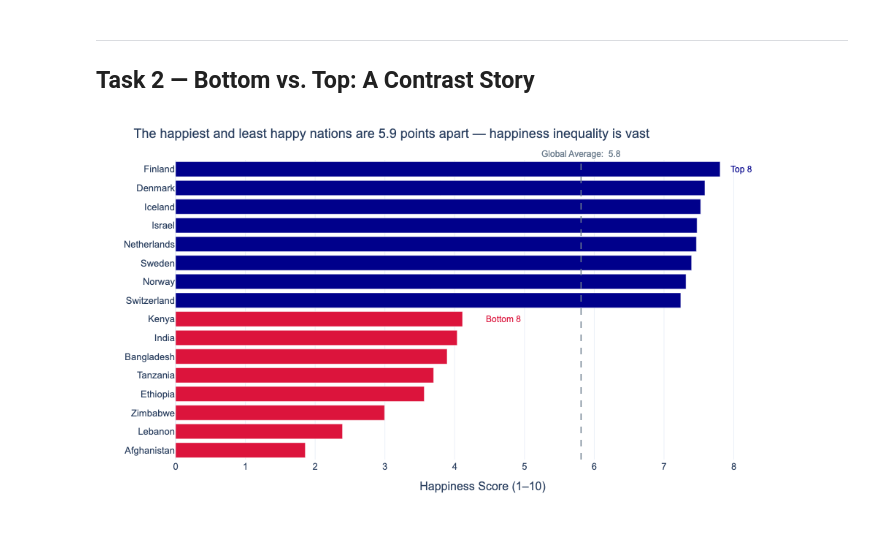
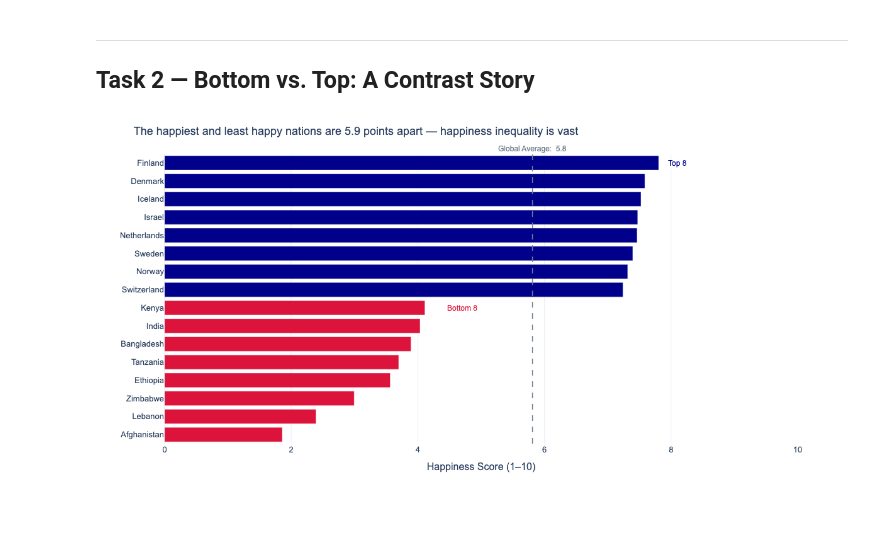
Before and after one commit to poorviika/dataviz-exercises-poorvika, a Jupyter notebook: week02/lecture02_model_answer.ipynb, the cells around one changed output. Saved outputs shown, nothing was run; the diff lists cells and outputs as text; code cells hidden in the pictures.

```diff
--- a/week02/lecture02_model_answer.ipynb
+++ b/week02/lecture02_model_answer.ipynb
@@ -94,8 +99,10 @@ fig = px.bar(
     color_discrete_map={'Top 8': 'darkblue', 'Bottom 8': 'crimson'},
     hover_data={'Region': True, 'Happiness_Score': ':.1f', 'Group': False},
     template='plotly_white',
-    labels={'Happiness_Score': 'Happiness Score (1-10)'}
+    labels={'Happiness_Score': 'Happiness Score (1-10)'},
+    height=500
 )
+
 
 text_vline = f'Global Average: {global_avg: .1f}'
 
@@ -105,35 +112,36 @@ fig.add_vline(x=global_avg,
               annotation_text=text_vline,
               annotation_position='top',
               annotation_font=dict(size=12, color='slategrey'))
 
 
 # adding the text highlighting the gap, top and bottom numbers- global average reference line gives a meaningful anchor
 
 
 gap = top8['Happiness_Score'].max() - bottom8['Happiness_Score'].min()
 
 fig.add_annotation(x=8.1, y='Finland',
                    text='Top 8',
                    showarrow=False,
                    font=dict(color='darkblue', size=12))
 
 fig.add_annotation(x=4.7, y='Kenya',
                    text='Bottom 8',
                    showarrow=False,
                    font=dict(color='crimson', size=12))
 
 fig.update_layout(
     title=f'The happiest and least happy nations are {gap:.1f} points apart — happiness inequality is vast',
-    xaxis=dict(range=[0, 8.8], title='Happiness Score (1–10)'),
+    xaxis=dict(range=[0, 10], title='Happiness Score (1–10)'),
     yaxis=dict(title=''),
     font=dict(family='Arial', size=13),
     showlegend=False,
-    height=550
+    height=600
 )
 
 
+
 fig.show()
 # %% [output]
-[figure, old version]
+[figure, new version]
 # %%
 combined
```
Also changed, not shown: parts of 2 cells of this notebook, 2 other files.
